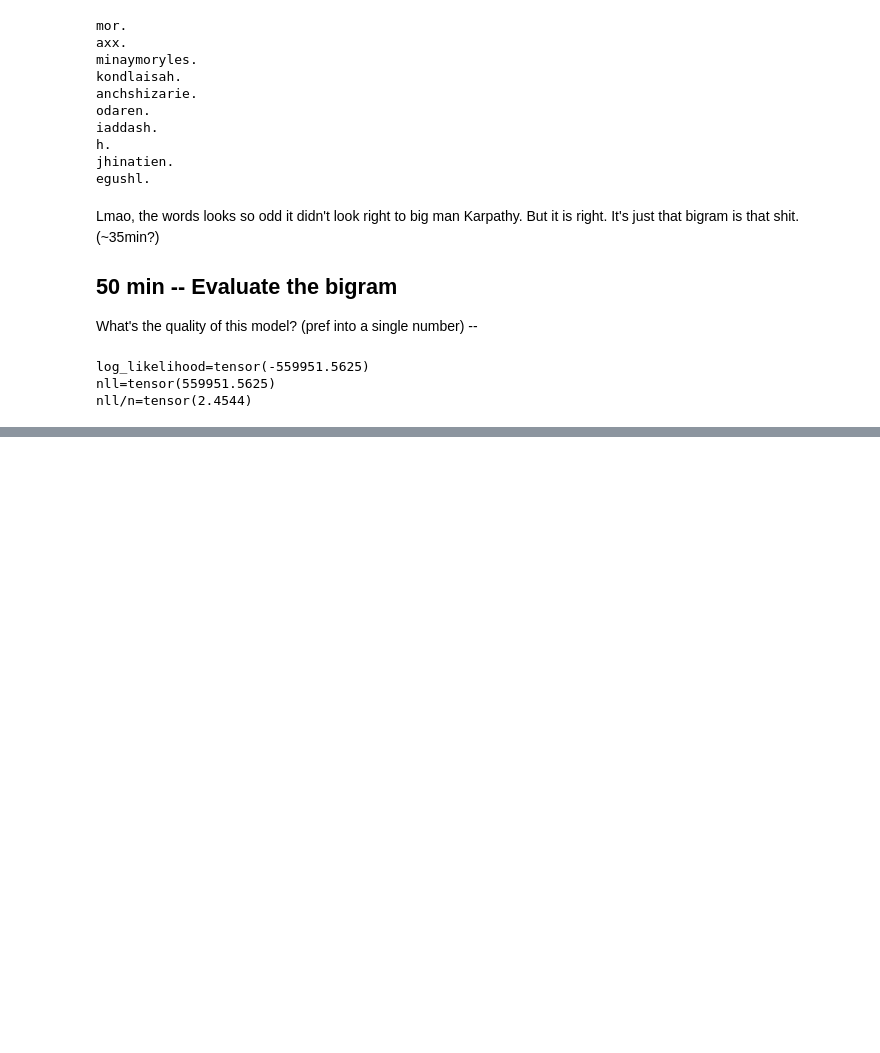
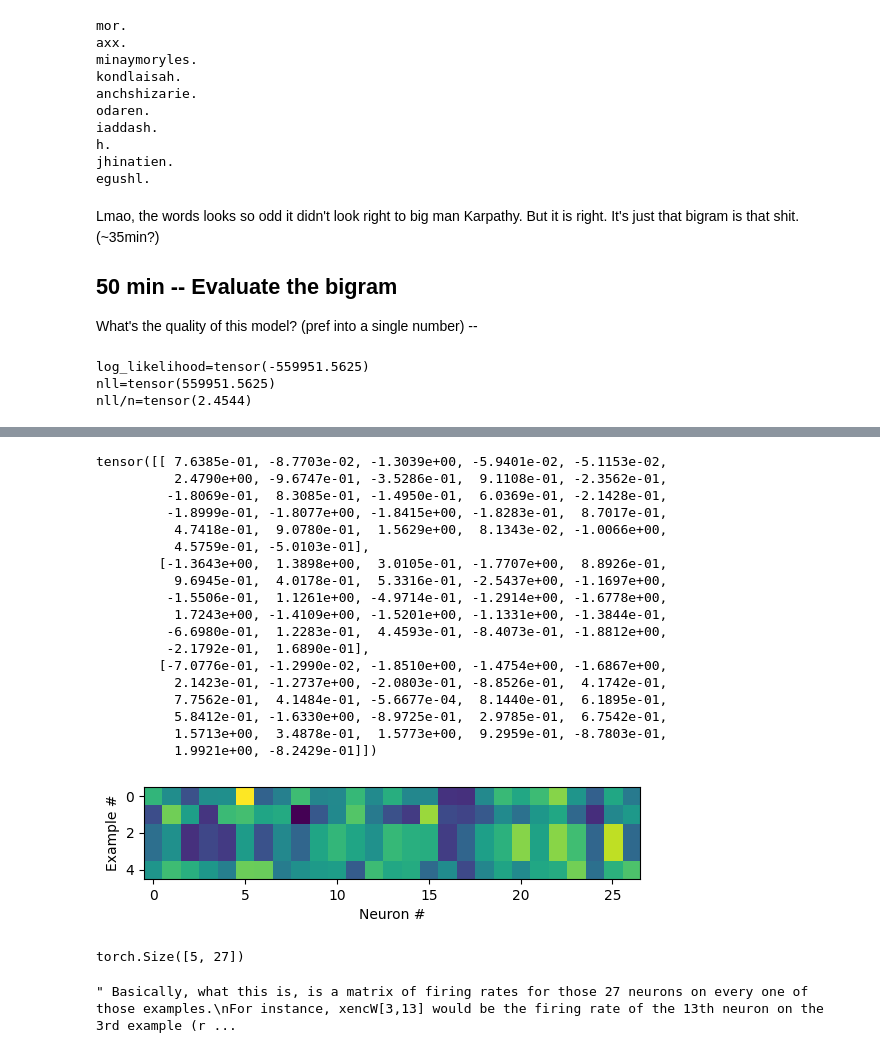
Before and after one commit to Antimatter543/karpathy-NN-lectures, a Jupyter notebook: 2 - makemore/makemore.ipynb, the cells around one changed output, grey strips where cells are left out. Saved outputs shown, nothing was run; the diff lists cells and outputs as text; code cells hidden in the pictures; blank space fills up the shorter version.

```diff
--- a/2 - makemore/makemore.ipynb
+++ b/2 - makemore/makemore.ipynb
@@ -301,0 +356,41 @@ nll/n=tensor(2.4544)
+# %%
+# Now we do a neuron (actually, 27 now :o). This is neurons for one layer!!
+W = torch.randn((27, 27)) # Was (27,1) before for '1' neuron, but if you make it (27,27) it effectively evaluates all 27 neurons on all 5 inputs.
+# W
+x_enc @ W # Matrix multiplication. This (5,1) || now (5,27) output is effectively the weight's WX output for each example, done in parallel at once. Pog!
+# So when our W was just one neuron's (27,1) weights, it gave the output via dot prod. of (5,1). This is that one neuron's activations. for each training example,
+plt.imshow((x_enc @ W)) # Made it a variable although he didn't. But look at it!! Each element is the 'firing rate' of that neuron, for that example!
+plt.xlabel("Neuron #")
+plt.ylabel("Example #")
+print((x_enc @ W)[:3]) # truncated so output isn't massive
+
+## YOOOO WAIT CAN'T YOU LIKE... SEE THIS CHANGE EVERY BACKPROP + WEIGHT UPDATE?? POOG! Could do like a minus thing of how it changes over time :o
+# %% [output]
+tensor([[ 7.6385e-01, -8.7703e-02, -1.3039e+00, -5.9401e-02, -5.1153e-02,
+          2.4790e+00, -9.6747e-01, -3.5286e-01,  9.1108e-01, -2.3562e-01,
+         -1.8069e-01,  8.3085e-01, -1.4950e-01,  6.0369e-01, -2.1428e-01,
+         -1.8999e-01, -1.8077e+00, -1.8415e+00, -1.8283e-01,  8.7017e-01,
+          4.7418e-01,  9.0780e-01,  1.5629e+00,  8.1343e-02, -1.0066e+00,
+          4.5759e-01, -5.0103e-01],
+        [-1.3643e+00,  1.3898e+00,  3.0105e-01, -1.7707e+00,  8.8926e-01,
+          9.6945e-01,  4.0178e-01,  5.3316e-01, -2.5437e+00, -1.1697e+00,
+         -1.5506e-01,  1.1261e+00, -4.9714e-01, -1.2914e+00, -1.6778e+00,
+          1.7243e+00, -1.4109e+00, -1.5201e+00, -1.1331e+00, -1.3844e-01,
+         -6.6980e-01,  1.2283e-01,  4.4593e-01, -8.4073e-01, -1.8812e+00,
+         -2.1792e-01,  1.6890e-01],
+        [-7.0776e-01, -1.2990e-02, -1.8510e+00, -1.4754e+00, -1.6867e+00,
+          2.1423e-01, -1.2737e+00, -2.0803e-01, -8.8526e-01,  4.1742e-01,
+          7.7562e-01,  4.1484e-01, -5.6677e-04,  8.1440e-01,  6.1895e-01,
+          5.8412e-01, -1.6330e+00, -8.9725e-01,  2.9785e-01,  6.7542e-01,
+          1.5713e+00,  3.4878e-01,  1.5773e+00,  9.2959e-01, -8.7803e-01,
+          1.9921e+00, -8.2429e-01]])
+[figure, added]
+# %%
+print((x_enc @ W).shape)
+# (5, 27) @ (27, 27) -> (5,27)
+""" Basically, what this is, is a matrix of firing rates for those 27 neurons on every one of those examples.
+For instance, xencW[3,13] would be the firing rate of the 13th neuron on the 3rd example (remember, there is '0th neuron' and '0th example')
+God, matrix multiplication makes everything so much more efficient LOL. We can do so much AT ONCE"""
+# %% [output]
+torch.Size([5, 27])
+" Basically, what this is, is a matrix of firing rates for those 27 neurons on every one of those examples.\nFor instance, xencW[3,13] would be the firing rate of the 13th neuron on the 3rd example (r ...
```
Also changed, not shown: parts of 20 cells of this notebook, 1 other file.
